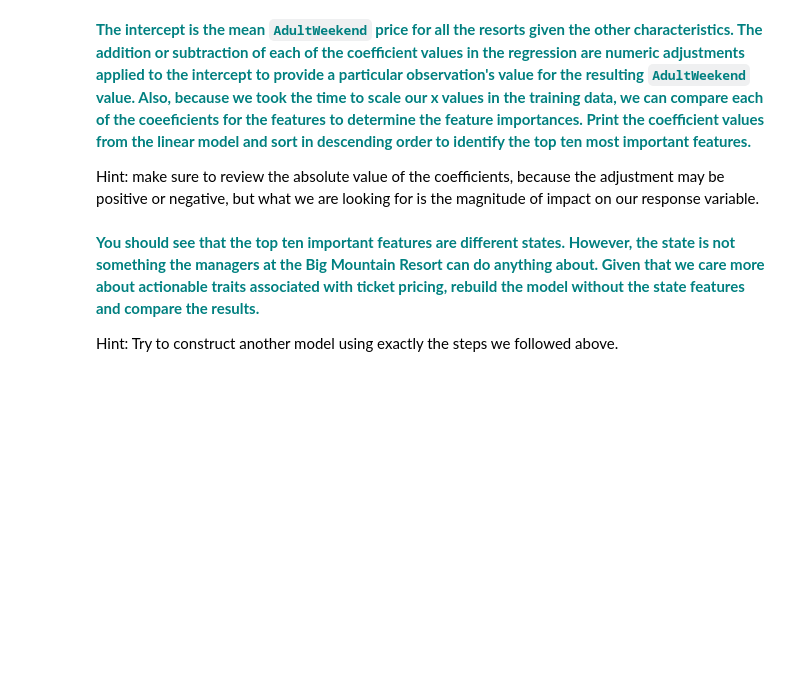
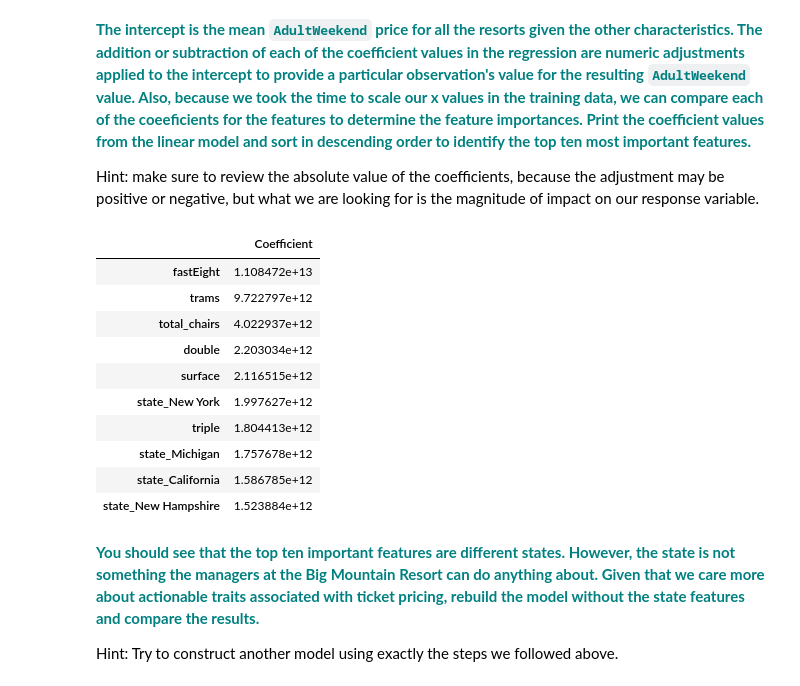
Before and after one commit to jolfr/capstone-01, a Jupyter notebook: notebooks/Notebook_stepfive.ipynb, the cells around one changed output. Cells and saved outputs as stored; diff of their text form; code cells hidden in the pictures; blank space fills up the shorter version.

Commit message:
first model generated before data was recleaned

```diff
--- a/notebooks/Notebook_stepfive.ipynb
+++ b/notebooks/Notebook_stepfive.ipynb
@@ -195,7 +257,19 @@ lm.intercept_
 Hint: make sure to review the absolute value of the coefficients, because the adjustment may be positive or negative, but what we are looking for is the magnitude of impact on our response variable.
 # %%
 # You might want to make a pandas DataFrame displaying the coefficients for each state like so:
-# pd.DataFrame(abs(lm.coef_), X.columns, columns=['Coefficient'])
+pd.DataFrame(abs(lm.coef_), X.columns, columns=['Coefficient']).sort_values('Coefficient', ascending=False).head(10)
+# %% [output]
+|  | Coefficient |
+| fastEight | 1.108472e+13 |
+| trams | 9.722797e+12 |
+| total_chairs | 4.022937e+12 |
+| double | 2.203034e+12 |
+| surface | 2.116515e+12 |
+| state_New York | 1.997627e+12 |
+| triple | 1.804413e+12 |
+| state_Michigan | 1.757678e+12 |
+| state_California | 1.586785e+12 |
+| state_New Hampshire | 1.523884e+12 |
 # %% [markdown]
 **<font color='teal'>You should see that the top ten important features are different states. However, the state is not something the managers at the Big Mountain Resort can do anything about. Given that we care more about actionable traits associated with ticket pricing, rebuild the model without the state features and compare the results. </font>**
 
```
Also changed, not shown: parts of 5 cells of this notebook.
